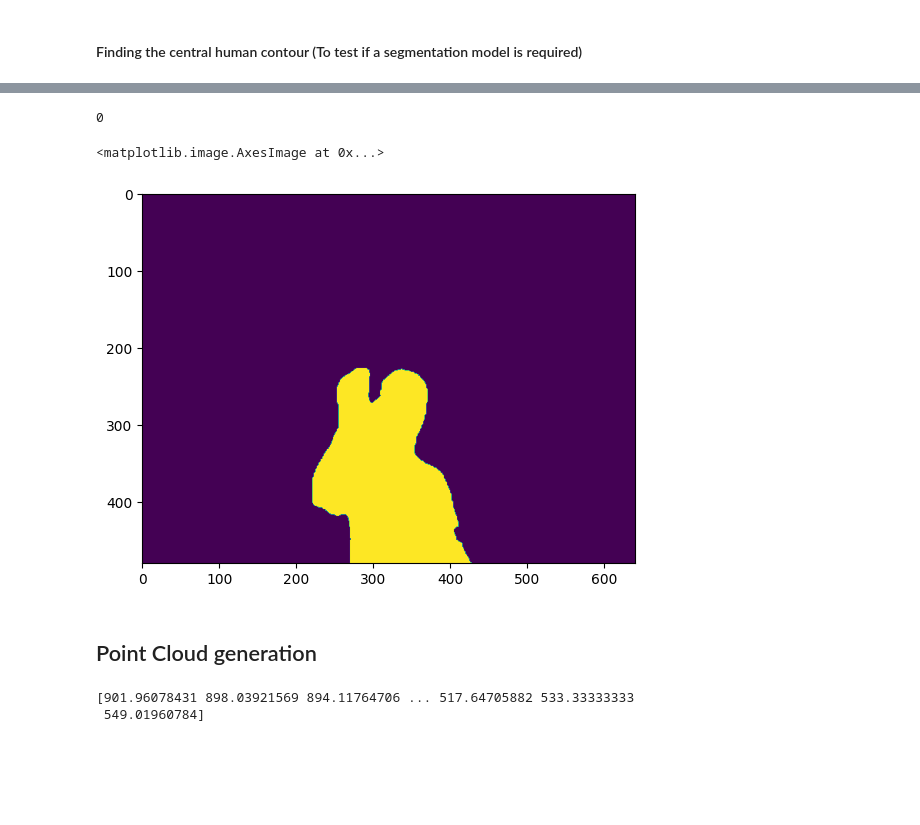
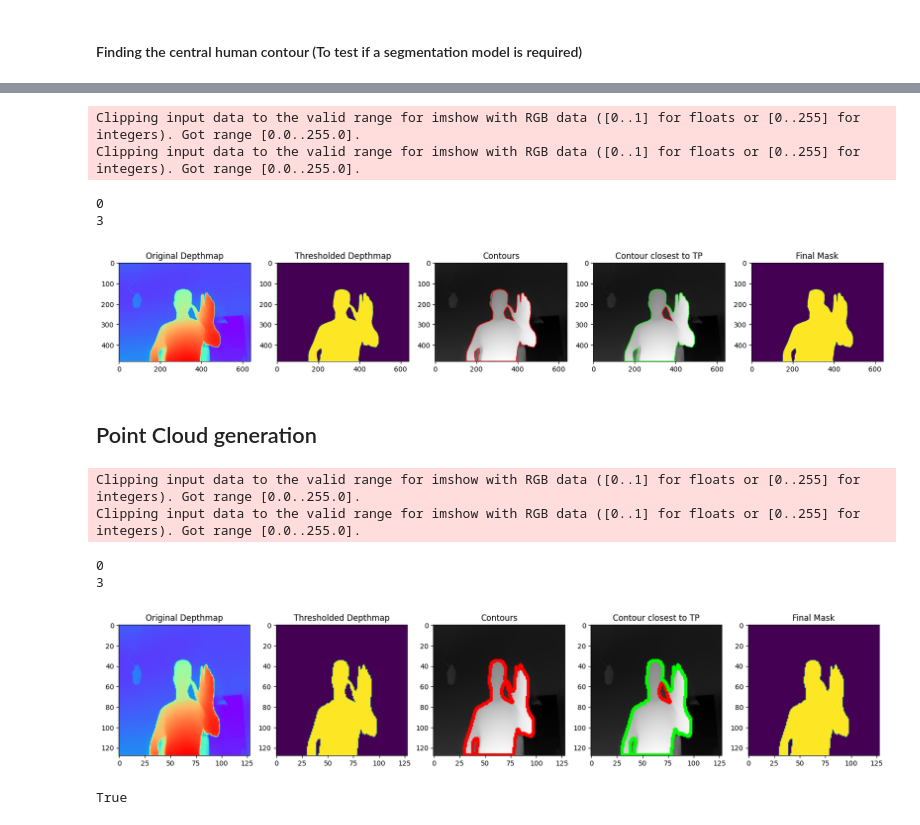
Before and after one commit to aalolexx/awt-pj-ws2425-3d-realtime-reconstruction, a Jupyter notebook: notebooks/PCTester.ipynb, the cells around one changed output, grey strips where cells are left out. Cells and saved outputs as stored; diff of their text form; code cells hidden in the pictures; blank space fills up the shorter version.

Commit message:
Improved Depth Image Masking and Point Cloud Dimensions

```diff
--- a/notebooks/PCTester.ipynb
+++ b/notebooks/PCTester.ipynb
@@ -206,10 +182,11 @@ Clipping input data to the valid range for imshow with RGB data ([0..1] for floa
 # %%
 mask = get_human_mask(depth)
-plt.imshow(mask)
 # %% [output]
-0
+Clipping input data to the valid range for imshow with RGB data ([0..1] for floats or [0..255] for integers). Got range [0.0..255.0].
+Clipping input data to the valid range for imshow with RGB data ([0..1] for floats or [0..255] for integers). Got range [0.0..255.0].
-<matplotlib.image.AxesImage at 0x...>
+0
+3
-[figure, old version]
+[figure, new version]
 # %% [markdown]
 ## Point Cloud generation
 # %%
@@ -267,10 +253,15 @@ def create_point_cloud(image_rgb, image_depth, depth_threshold=0.4):
 # %%
 depth = depth_estimator.predict(frame_rgb)
-
+depth = cv2.resize(depth, (256, 256))
 #print(np.shape(depth))
 #print(np.shape(frame_rgb))
 
-create_point_cloud(frame_rgb, depth)
+pcd = create_point_cloud(frame_rgb, depth)
+o3d.io.write_point_cloud("../assets/point_cloud.ply", pcd)
 # %% [output]
-[901.96078431 898.03921569 894.11764706 ... 517.64705882 533.33333333
- 549.01960784]
+Clipping input data to the valid range for imshow with RGB data ([0..1] for floats or [0..255] for integers). Got range [0.0..255.0].
+Clipping input data to the valid range for imshow with RGB data ([0..1] for floats or [0..255] for integers). Got range [0.0..255.0].
+0
+3
+[figure, added]
+True
```
Also changed, not shown: parts of 5 cells of this notebook, 1 other file.
